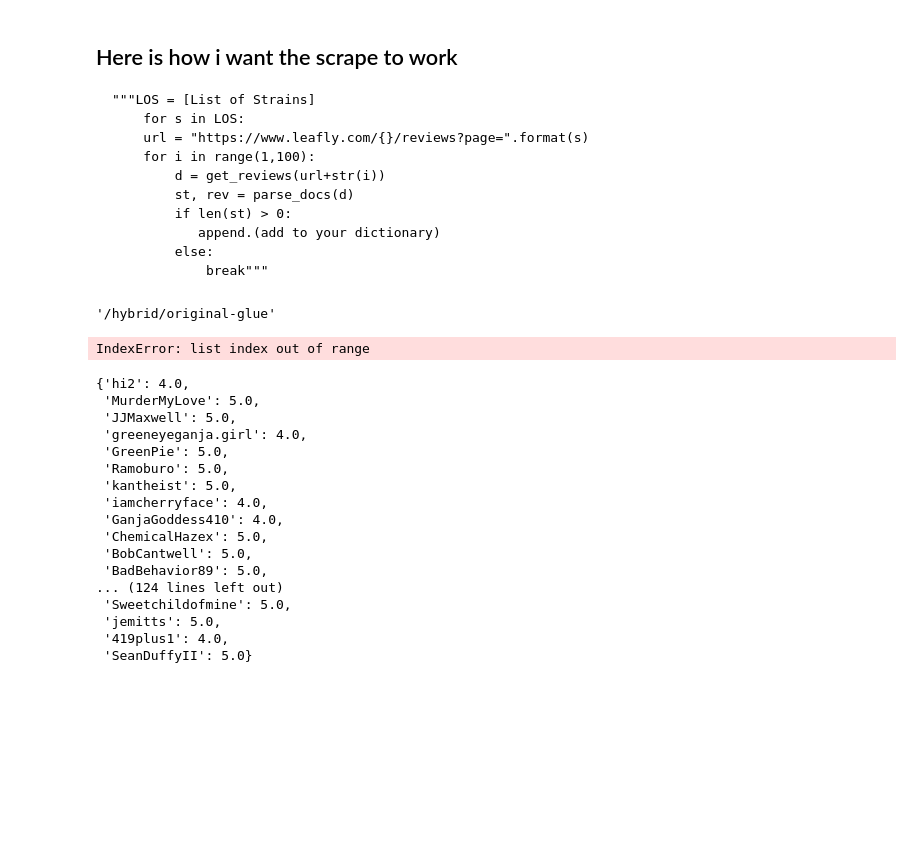
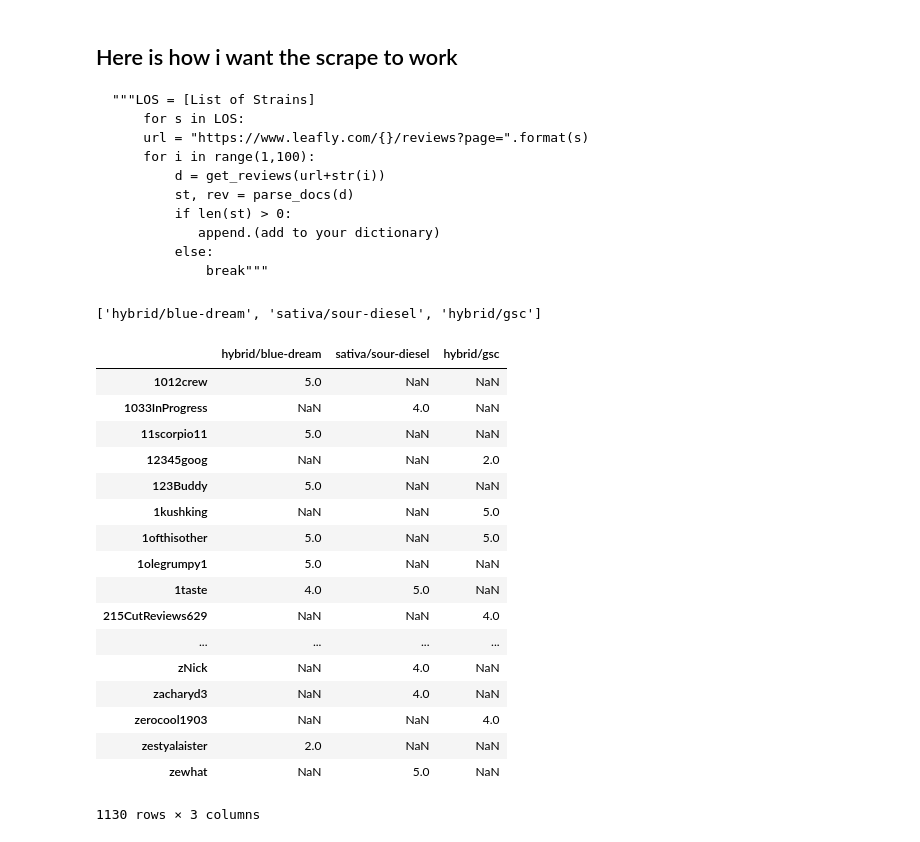
Before and after one commit to jweil8/green_rex, a Jupyter notebook: full_parse_scratch.ipynb, the cells around one changed output. Cells and saved outputs as stored; diff of their text form; code cells hidden in the pictures; blank space fills up the shorter version.

```diff
--- a/full_parse_scratch.ipynb
+++ b/full_parse_scratch.ipynb
@@ -145,30 +162,7 @@ def scraper_dummy_test(los):
 # %%
 test_strains = list_o_strains('https://www.leafly.com/explore')
-# %%
-test_strains[6]
-# %% [output]
-'/hybrid/original-glue'
-# %%
-reviews_d, stars_d= scraper_dummy_test(test_strains[6:8])
-# %% [output]
-IndexError: list index out of range
-# %%
-stars_d
-# %% [output]
-{'hi2': 4.0,
- 'MurderMyLove': 5.0,
- 'JJMaxwell': 5.0,
- 'greeneyeganja.girl': 4.0,
- 'GreenPie': 5.0,
- 'Ramoburo': 5.0,
- 'kantheist': 5.0,
- 'iamcherryface': 4.0,
- 'GanjaGoddess410': 4.0,
- 'ChemicalHazex': 5.0,
- 'BobCantwell': 5.0,
- 'BadBehavior89': 5.0,
-... (124 lines left out)
- 'Sweetchildofmine': 5.0,
- 'jemitts': 5.0,
- '419plus1': 4.0,
- 'SeanDuffyII': 5.0}
+# %%
+test = test_strains[:3]
+test
+# %% [output]
+['hybrid/blue-dream', 'sativa/sour-diesel', 'hybrid/gsc']
@@ -174,0 +171,22 @@ stars_d
+# %%
+#stars.columns = test
+stars
+# %% [output]
+|  | hybrid/blue-dream | sativa/sour-diesel | hybrid/gsc |
+| 1012crew | 5.0 | NaN | NaN |
+| 1033InProgress | NaN | 4.0 | NaN |
+| 11scorpio11 | 5.0 | NaN | NaN |
+| 12345goog | NaN | NaN | 2.0 |
+| 123Buddy | 5.0 | NaN | NaN |
+| 1kushking | NaN | NaN | 5.0 |
+| 1ofthisother | 5.0 | NaN | 5.0 |
+| 1olegrumpy1 | 5.0 | NaN | NaN |
+| 1taste | 4.0 | 5.0 | NaN |
+| 215CutReviews629 | NaN | NaN | 4.0 |
+| ... | ... | ... | ... |
+| zNick | NaN | 4.0 | NaN |
+| zacharyd3 | NaN | 4.0 | NaN |
+| zerocool1903 | NaN | NaN | 4.0 |
+| zestyalaister | 2.0 | NaN | NaN |
+| zewhat | NaN | 5.0 | NaN |
+1130 rows × 3 columns
```
Also changed, not shown: parts of 13 cells of this notebook, 1 other file.
